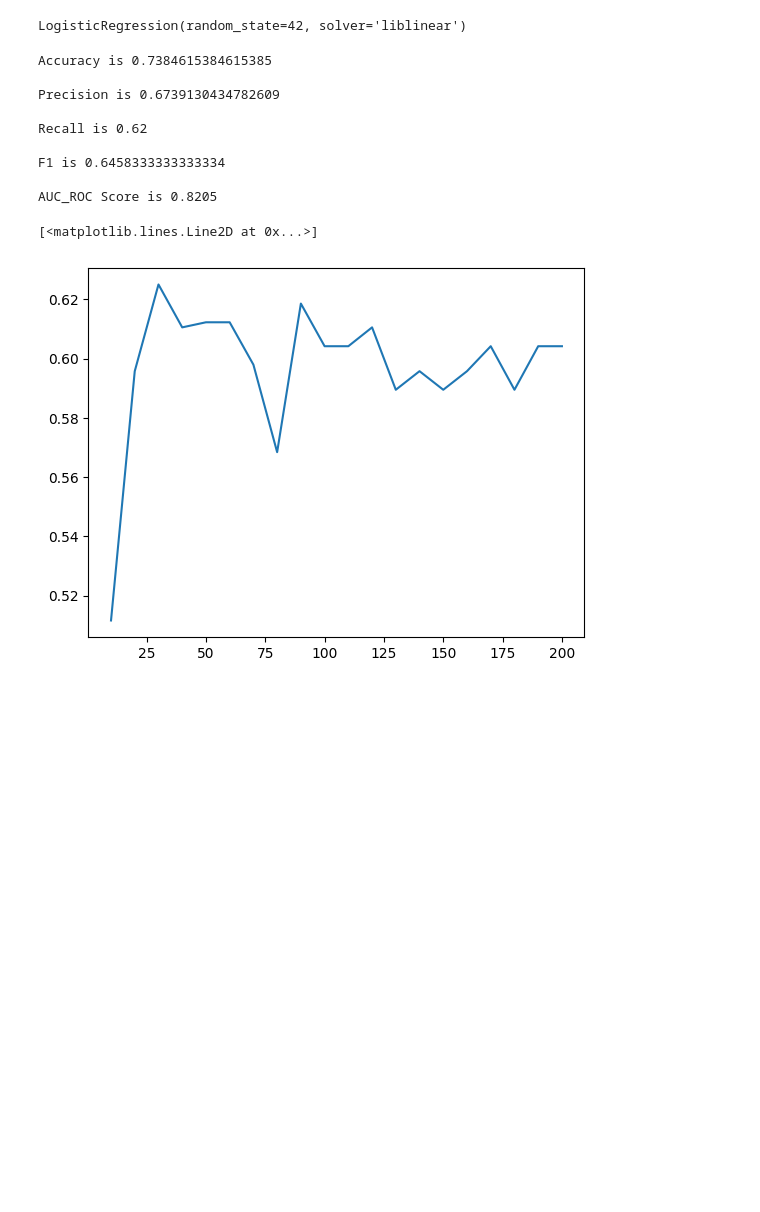
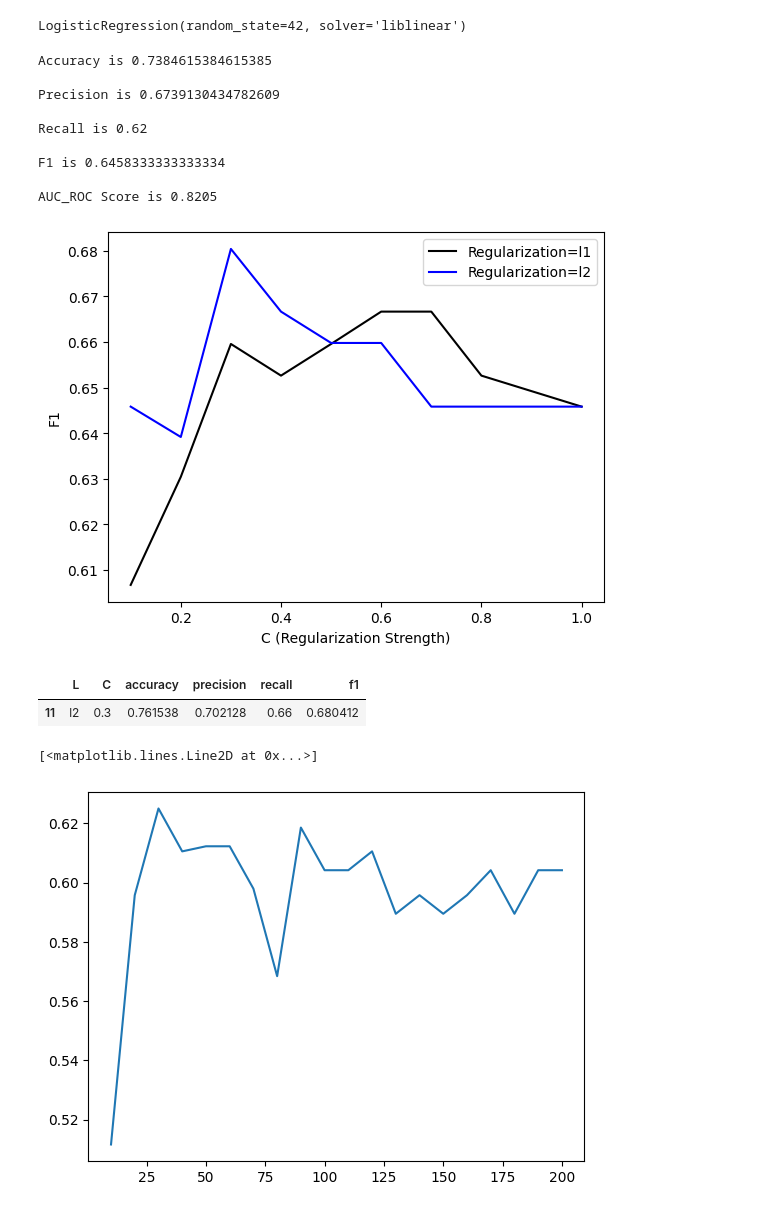
Before and after one commit to lucas-guillet/Mushroom-Edible-Predict, a Jupyter notebook: notebook.ipynb, the cells around one changed output. Saved outputs shown, nothing was run; the diff lists cells and outputs as text; code cells hidden in the pictures; blank space fills up the shorter version.

```diff
--- a/notebook.ipynb
+++ b/notebook.ipynb
@@ -294,6 +295,44 @@ Recall is 0.62
 F1 is 0.6458333333333334
 
 AUC_ROC Score is 0.8205
+# %%
+scores=[]
+c_list=[0.1,0.2, 0.3, 0.4, 0.5,0.6,0.7,0.8, 1.0]
+for l in ['l1','l2']:
+    for c in tqdm(c_list):
+        lr=LogisticRegression(penalty=l, C=c, solver='liblinear', random_state=random_state)
+        lr.fit(X_train, y_train)
+        y_pred=lr.predict(X_val)
+        accuracy=accuracy_score(y_val, y_pred)
+        precision = precision_score(y_val, y_pred)
+        recall = recall_score(y_val, y_pred)
+        f1 = f1_score(y_val, y_pred)
+
+        scores.append((l, c, accuracy, precision, recall, f1))
+# %%
+df_scores = pd.DataFrame(scores, columns=['L','C', 'accuracy', 'precision', 'recall', 'f1'])
+colors = ['black', 'blue']
+l_values = ['l1', 'l2']
+
+for l, col in zip(l_values, colors):
+    df_subset = df_scores[df_scores.L == l]
+
+
+    plt.plot(df_subset.C, df_subset.f1,
+             color=col,
+             label='Regularization=%s' % l)
+plt.xlabel('C (Regularization Strength)')
+plt.ylabel('F1')
+plt.legend()
+plt.show()
+# %% [output]
+[figure, added]
+# %%
+max_accuracy=df_scores['f1'].max() # with general  imputation imputed median to numerical columns and mode to categorical columns  (accuracy0.940,  L1, c 0.12 )
+df_scores[df_scores['f1']==max_accuracy]
+# %% [output]
+|  | L | C | accuracy | precision | recall | f1 |
+| 11 | l2 | 0.3 | 0.761538 | 0.702128 | 0.66 | 0.680412 |
 # %%
 scores = []
 
```
Also changed, not shown: parts of 2 cells of this notebook.
